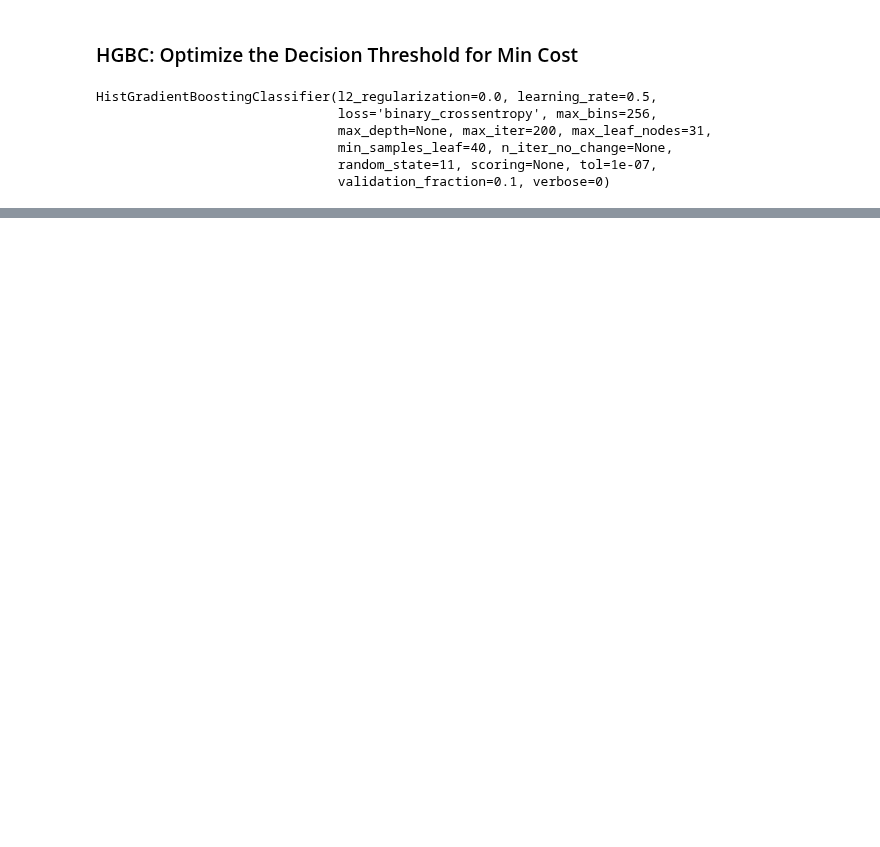
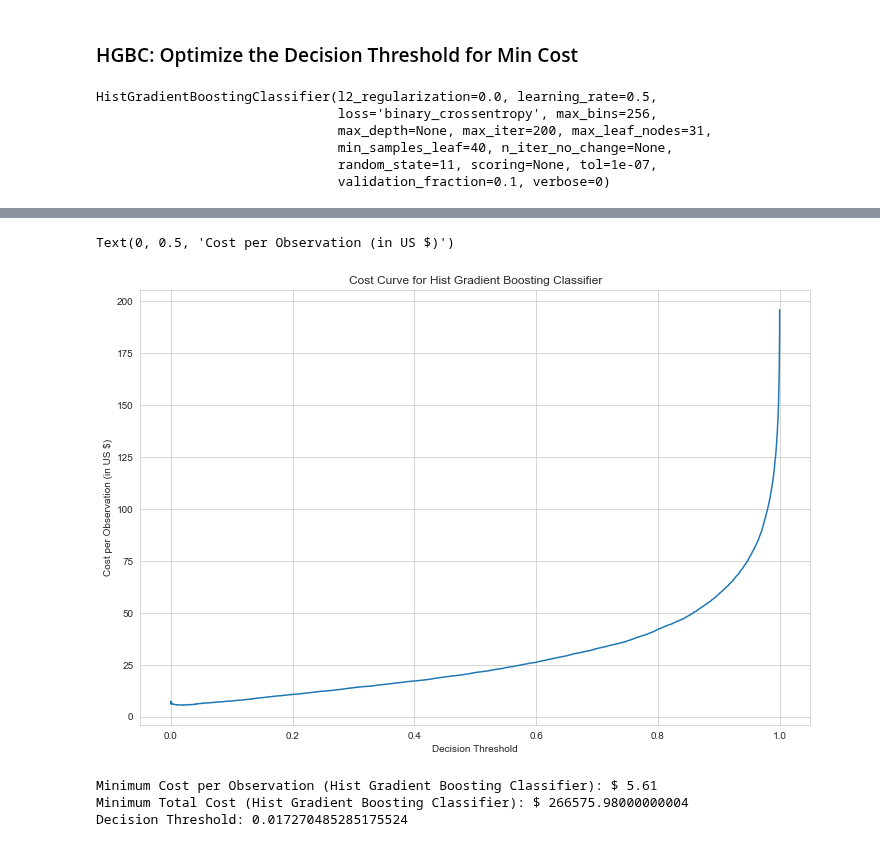
Before and after one commit to andrewmejia600/DS7333, a Jupyter notebook: CASE_STUDY_FINAL/case_study_14_code_sm.ipynb, the cells around one changed output, grey strips where cells are left out. Saved outputs shown, nothing was run; the diff lists cells and outputs as text; code cells hidden in the pictures; blank space fills up the shorter version.

```diff
--- a/CASE_STUDY_FINAL/case_study_14_code_sm.ipynb
+++ b/CASE_STUDY_FINAL/case_study_14_code_sm.ipynb
@@ -867,17 +867,24 @@ for i in thresholds:
     preds_adj_hgbc = adj_score(y_score_hgbc, i)
     cm = confusion_matrix(data_m_test_target, preds_adj_hgbc)
     cost = ((500*cm[1,0])+(10*cm[0,1]))/len(data_m_test)
-    cost_list.append(cost)
+    cost_list_hgbc.append(cost)
 # %%
 fig, ax = plt.subplots(figsize=(12,8))
 ax = sns.lineplot(x=thresholds, y=cost_list_hgbc)
-ax.set_title("Cost Curve for Random Forest")
+ax.set_title("Cost Curve for Hist Gradient Boosting Classifier")
 ax.set_xlabel("Decision Threshold")
 ax.set_ylabel("Cost per Observation (in US $)")
+# %% [output]
+Text(0, 0.5, 'Cost per Observation (in US $)')
+[figure, added]
 # %%
-print("Minimum Cost per Observation (Hist Gradient Boosting Classifier): $",round(cost_list[np.argmin(cost_list_hgbc)],2))
-print("Minimum Total Cost (Hist Gradient Boosting Classifier): $",round(cost_list[np.argmin(cost_list_hgbc)],2)*47518)
-print("Decision Threshold:", thresholds[np.argmin(cost_list)])
+print("Minimum Cost per Observation (Hist Gradient Boosting Classifier): $",round(cost_list_hgbc[np.argmin(cost_list_hgbc)],2))
+print("Minimum Total Cost (Hist Gradient Boosting Classifier): $",round(cost_list_hgbc[np.argmin(cost_list_hgbc)],2)*47518)
+print("Decision Threshold:", thresholds[np.argmin(cost_list_hgbc)])
+# %% [output]
+Minimum Cost per Observation (Hist Gradient Boosting Classifier): $ 5.61
+Minimum Total Cost (Hist Gradient Boosting Classifier): $ 266575.98000000004
+Decision Threshold: 0.017270485285175524
 # %%
 y_preds_final_hgbc = adj_score(y_score_hgbc, thresholds[np.argmin(cost_list)])
 
```
Also changed, not shown: parts of 6 cells of this notebook.
